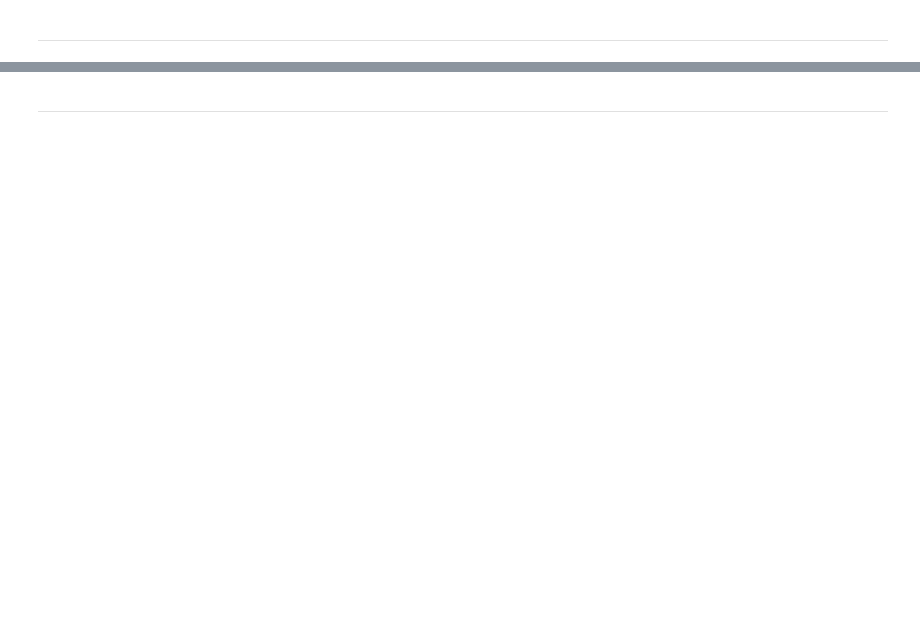
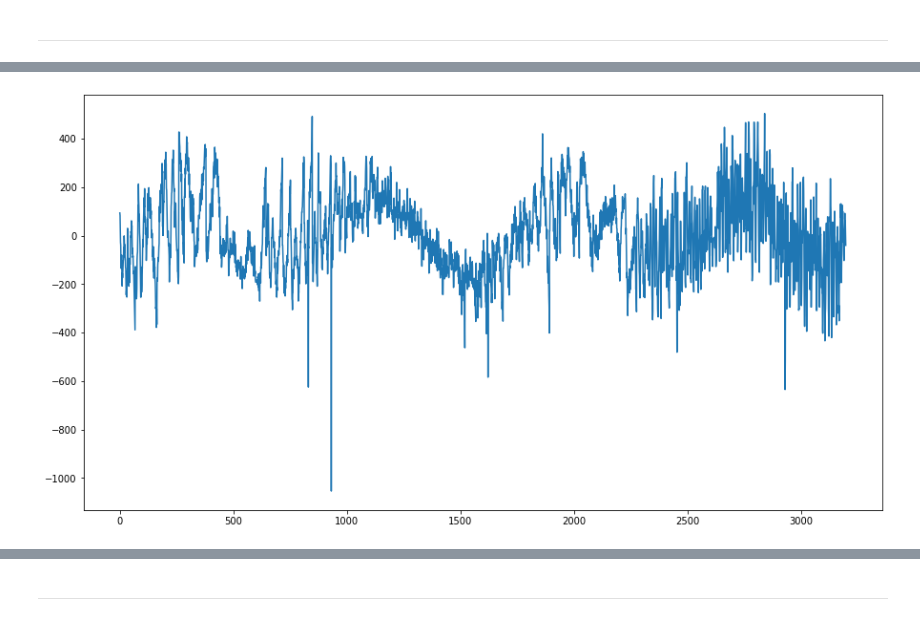
Before and after one commit to Sreejith-t-shaji-40/DATASCIENCE-LAB, a Jupyter notebook: sreejith.ipynb, the cells around one changed output, grey strips where cells are left out. Drawn from its saved outputs; the diff is of its cells as text; code cells hidden in the pictures; blank space fills up the shorter version.

```diff
--- a/sreejith.ipynb
+++ b/sreejith.ipynb
@@ -80,0 +172,12 @@ print (type(my_list))
+# %%
+# Create a line plot for 'star_0' Pandas series.
+plt.figure(figsize=(15,8))
+x = np.arange(1, 3198)
+
+# Line plot for the first star in the DataFrame.
+y = star_0[1:]
+# Call the plot(x, y) function to draw a line plot between the x and y values.
+plt.plot(x, y)
+plt.show()
+# %% [output]
+[figure, added]
```
Also changed, not shown: parts of 52 cells of this notebook.
